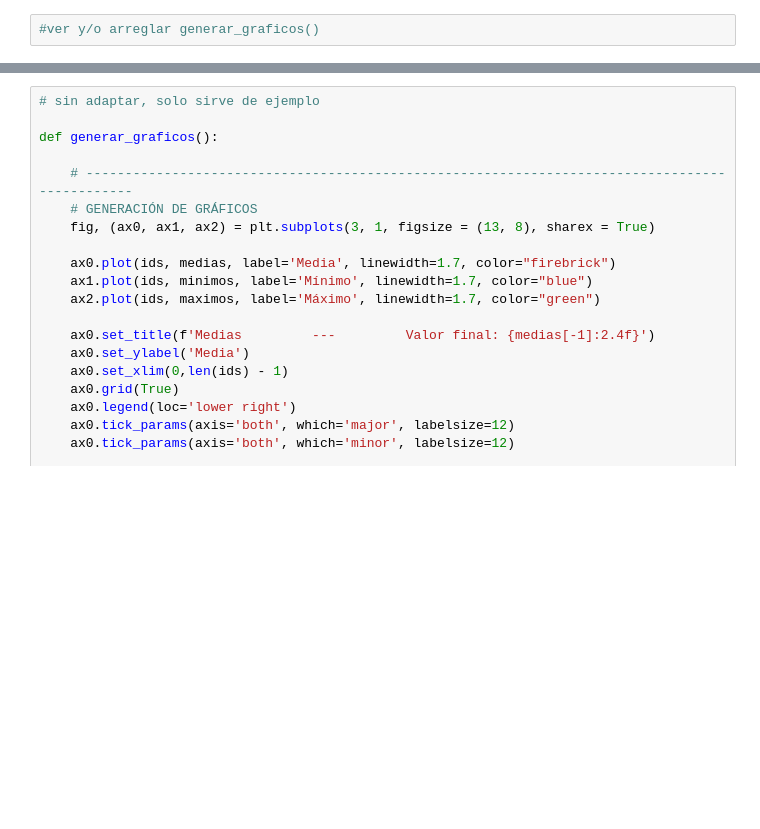
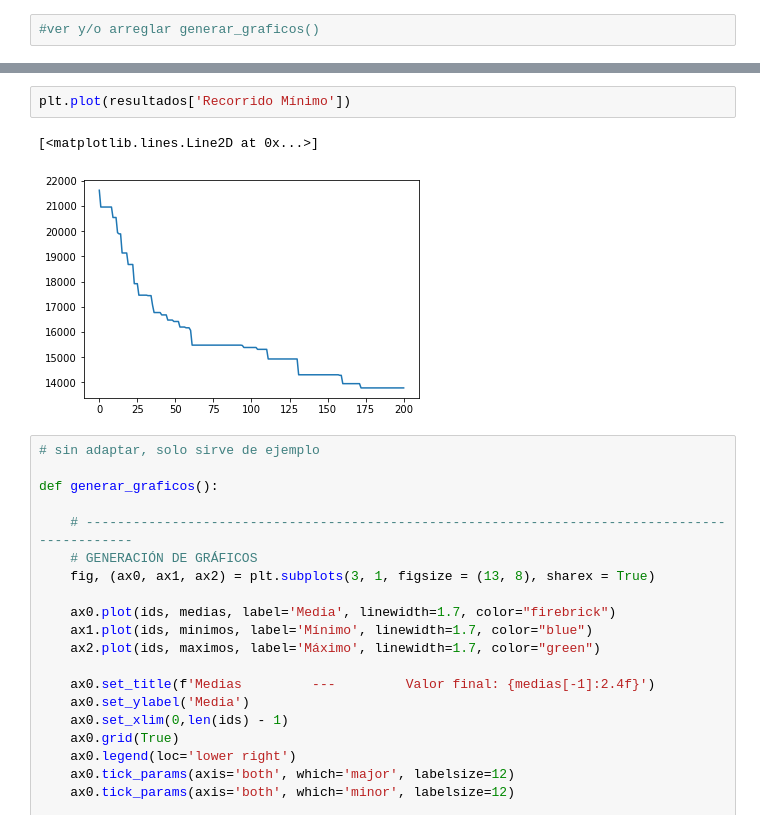
Before and after one commit to agustindangelo/alggeneticos, a Jupyter notebook: tp-viajante/TP3_Algoritmos Geneticos.ipynb, the cells around one changed output, grey strips where cells are left out. Saved outputs shown, nothing was run; the diff lists cells and outputs as text; blank space fills up the shorter version.

```diff
--- a/tp-viajante/TP3_Algoritmos Geneticos.ipynb
+++ b/tp-viajante/TP3_Algoritmos Geneticos.ipynb
@@ -473,3 +489,8 @@ Name: 5, dtype: object
+# %%
+plt.plot(resultados['Recorrido Mínimo'])
+# %% [output]
+[<matplotlib.lines.Line2D at 0x...>]
+[figure, added]
 # %%
 # sin adaptar, solo sirve de ejemplo
 
```
Also changed, not shown: parts of 16 cells of this notebook, 2 other files.
